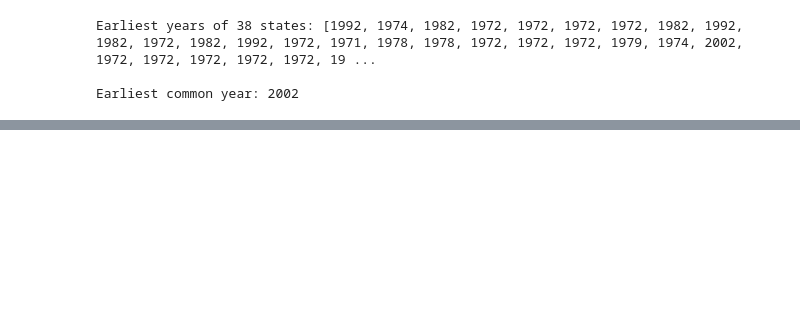
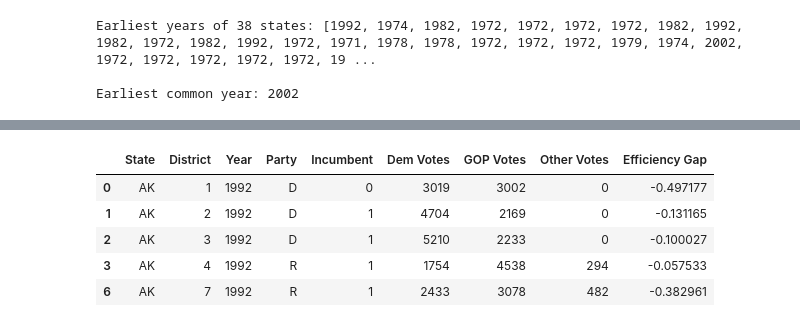
Before and after one commit to ksun0/EfficiencyGap, a Jupyter notebook: EfficiencyGap.ipynb, the cells around one changed output, grey strips where cells are left out. Drawn from its saved outputs; the diff is of its cells as text; code cells hidden in the pictures; blank space fills up the shorter version.

```diff
--- a/EfficiencyGap.ipynb
+++ b/EfficiencyGap.ipynb
@@ -74,0 +82,17 @@ df
+# %%
+eg_df = pd.DataFrame(columns=
+                     ['State', 'District', 'Year', 'Party', 'Incumbent', 'Dem Votes',
+                      'GOP Votes', 'Other Votes', 'Efficiency Gap'])
+
+for i in range(len(df)):
+    if (df['Efficiency Gap'][i] not in [0, 0.5]) and (not np.isnan(df['Efficiency Gap'][i])) :
+        eg_df = eg_df.append(df.loc[i])
+
+eg_df.head()
+# %% [output]
+|  | State | District | Year | Party | Incumbent | Dem Votes | GOP Votes | Other Votes | Efficiency Gap |
+| 0 | AK | 1 | 1992 | D | 0 | 3019 | 3002 | 0 | -0.497177 |
+| 1 | AK | 2 | 1992 | D | 1 | 4704 | 2169 | 0 | -0.131165 |
+| 2 | AK | 3 | 1992 | D | 1 | 5210 | 2233 | 0 | -0.100027 |
+| 3 | AK | 4 | 1992 | R | 1 | 1754 | 4538 | 294 | -0.057533 |
+| 6 | AK | 7 | 1992 | R | 1 | 2433 | 3078 | 482 | -0.382961 |
```
Also changed, not shown: parts of 17 cells of this notebook, 3 other files.
